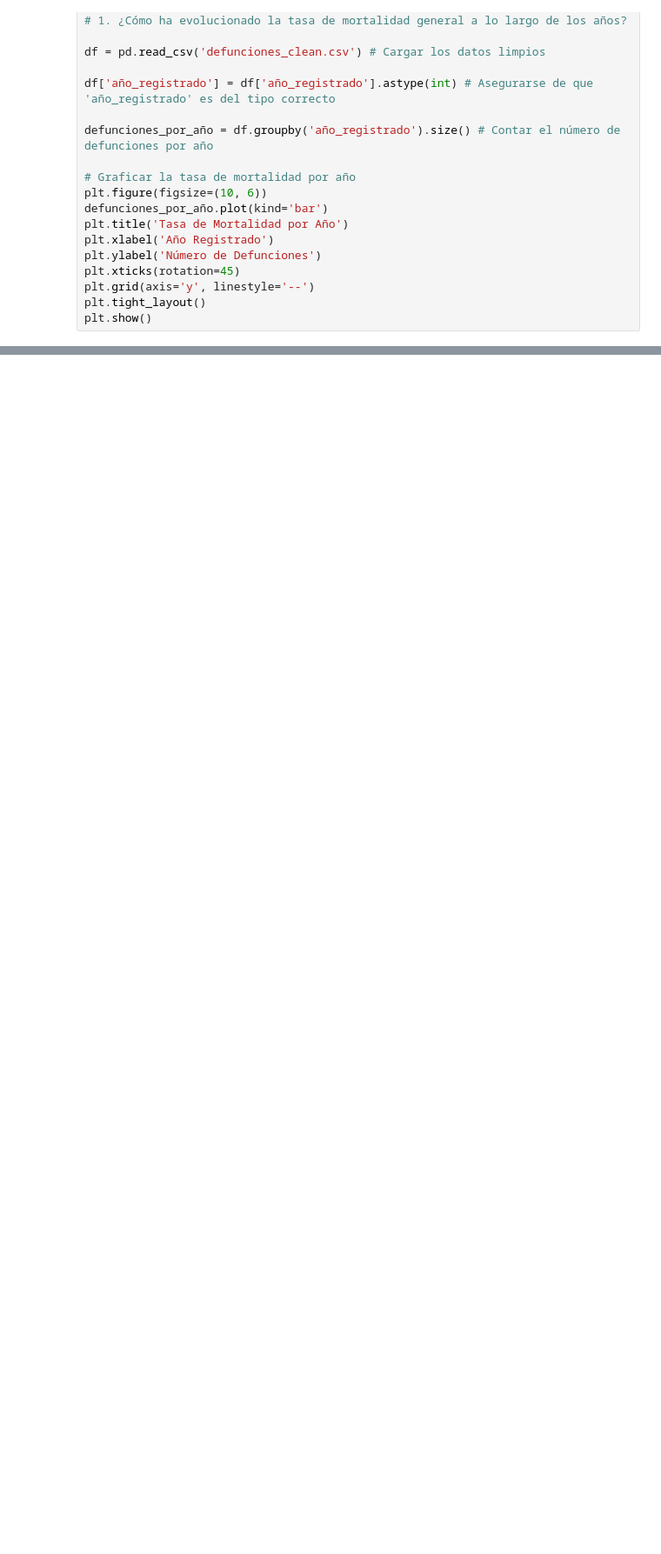
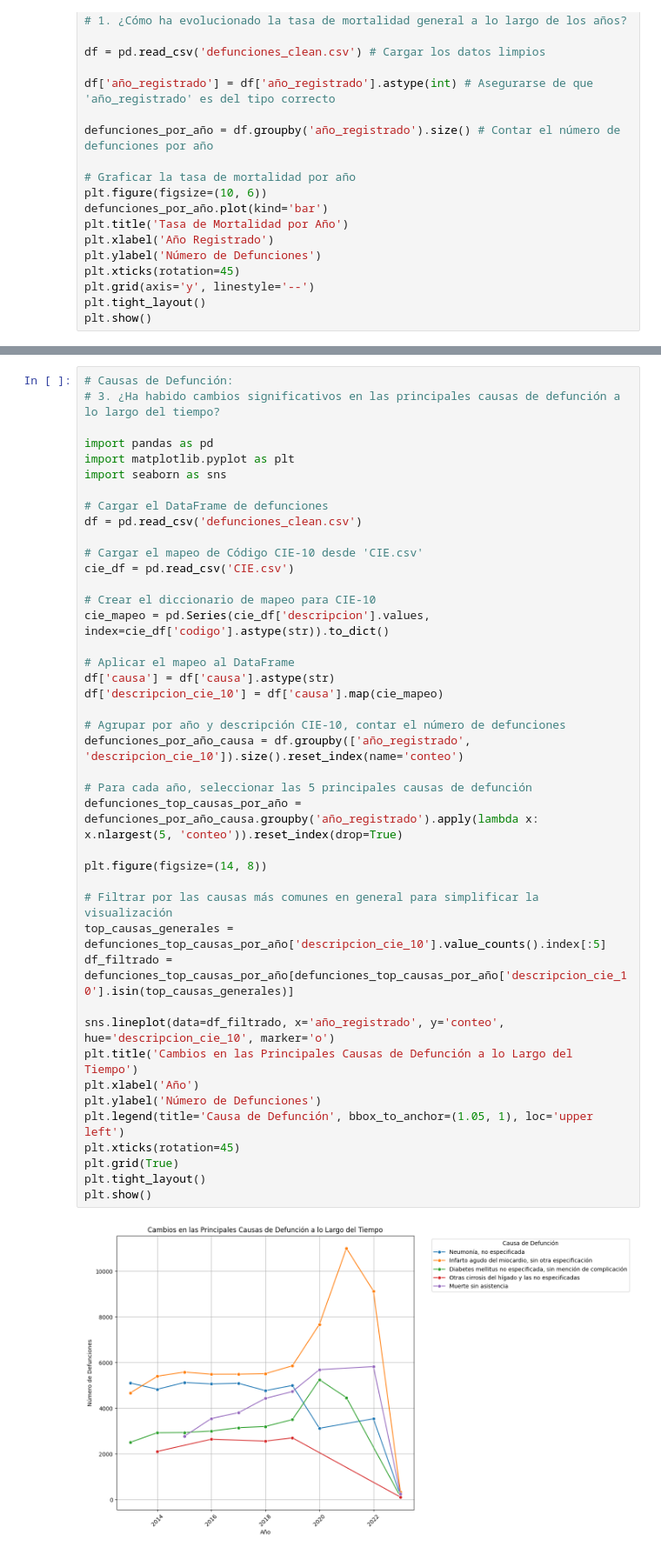
Before and after one commit to DannyEst6109/Proyecto-DataMining, a Jupyter notebook: questions.ipynb, the cells around one changed output, grey strips where cells are left out. Shown at 87% size. Drawn from its saved outputs; the diff is of its cells as text; blank space fills up the shorter version.

```diff
--- a/questions.ipynb
+++ b/questions.ipynb
@@ -27 +62,45 @@ plt.show()
+# %%
+# Causas de Defunción:
+# 3. ¿Ha habido cambios significativos en las principales causas de defunción a lo largo del tiempo?
+
+import pandas as pd
+import matplotlib.pyplot as plt
+import seaborn as sns
+
+# Cargar el DataFrame de defunciones
+df = pd.read_csv('defunciones_clean.csv')
+
+# Cargar el mapeo de Código CIE-10 desde 'CIE.csv'
+cie_df = pd.read_csv('CIE.csv')
+
+# Crear el diccionario de mapeo para CIE-10
+cie_mapeo = pd.Series(cie_df['descripcion'].values, index=cie_df['codigo'].astype(str)).to_dict()
+
+# Aplicar el mapeo al DataFrame
+df['causa'] = df['causa'].astype(str)
+df['descripcion_cie_10'] = df['causa'].map(cie_mapeo)
+
+# Agrupar por año y descripción CIE-10, contar el número de defunciones
+defunciones_por_año_causa = df.groupby(['año_registrado', 'descripcion_cie_10']).size().reset_index(name='conteo')
+
+# Para cada año, seleccionar las 5 principales causas de defunción
+defunciones_top_causas_por_año = defunciones_por_año_causa.groupby('año_registrado').apply(lambda x: x.nlargest(5, 'conteo')).reset_index(drop=True)
+
+plt.figure(figsize=(14, 8))
+
+# Filtrar por las causas más comunes en general para simplificar la visualización
+top_causas_generales = defunciones_top_causas_por_año['descripcion_cie_10'].value_counts().index[:5]
+df_filtrado = defunciones_top_causas_por_año[defunciones_top_causas_por_año['descripcion_cie_10'].isin(top_causas_generales)]
+
+sns.lineplot(data=df_filtrado, x='año_registrado', y='conteo', hue='descripcion_cie_10', marker='o')
+plt.title('Cambios en las Principales Causas de Defunción a lo Largo del Tiempo')
+plt.xlabel('Año')
+plt.ylabel('Número de Defunciones')
+plt.legend(title='Causa de Defunción', bbox_to_anchor=(1.05, 1), loc='upper left')
+plt.xticks(rotation=45)
+plt.grid(True)
+plt.tight_layout()
+plt.show()
+# %% [output]
+[figure, added]
 # %%
```
Also changed, not shown: parts of 3 cells of this notebook.
